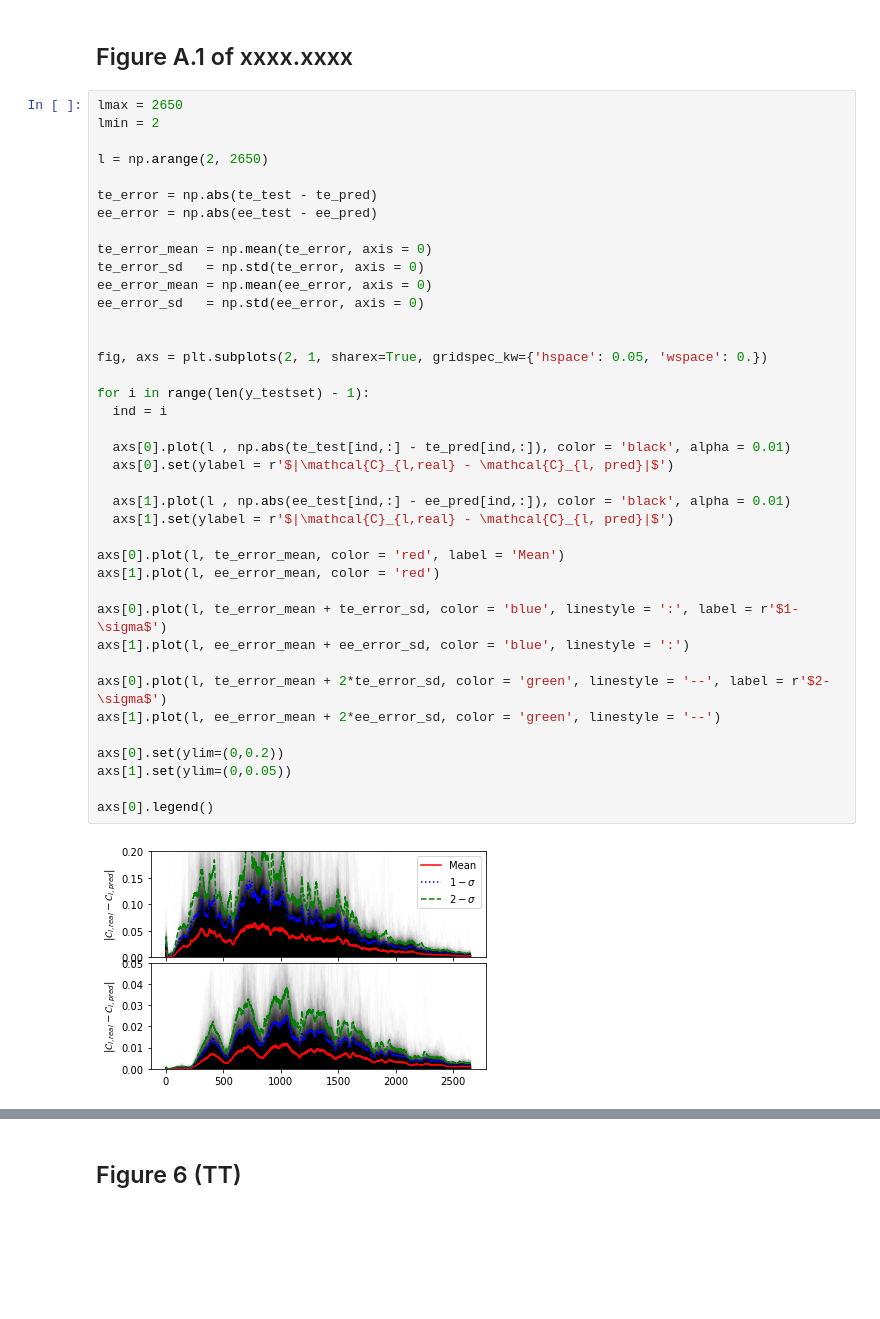
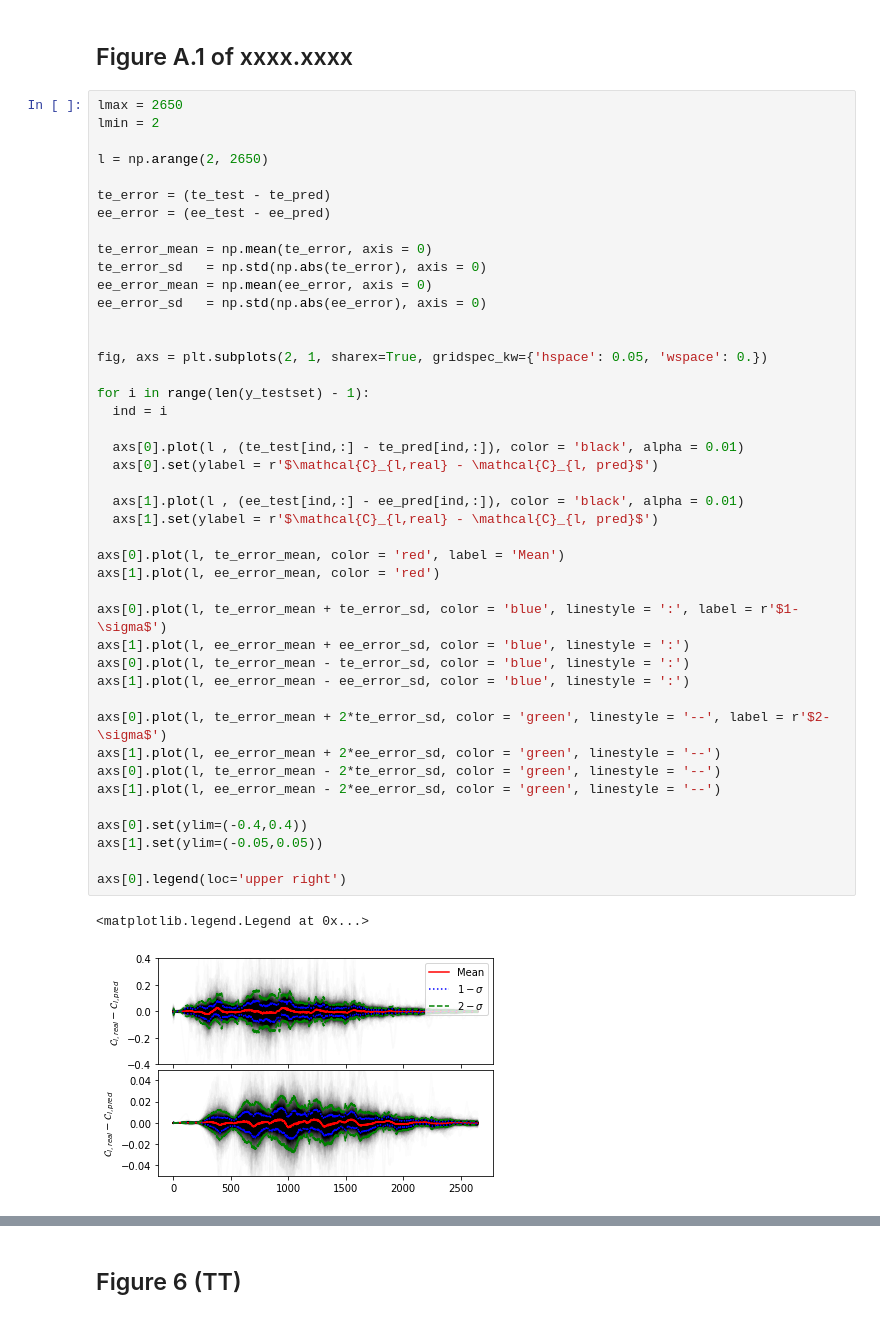
Before and after one commit to Martindelosrios/cosmic-kite, a Jupyter notebook: Examples/Figures.ipynb, the cells around one changed output, grey strips where cells are left out. Saved outputs shown, nothing was run; the diff lists cells and outputs as text; blank space fills up the shorter version.

```diff
--- a/Examples/Figures.ipynb
+++ b/Examples/Figures.ipynb
@@ -274,44 +278,49 @@ np.mean(tt_por*100)
 # %%
 lmax = 2650
 lmin = 2
 
 l = np.arange(2, 2650)
 
-te_error = np.abs(te_test - te_pred)
-ee_error = np.abs(ee_test - ee_pred)
+te_error = (te_test - te_pred)
+ee_error = (ee_test - ee_pred)
 
 te_error_mean = np.mean(te_error, axis = 0)
-te_error_sd   = np.std(te_error, axis = 0)
+te_error_sd   = np.std(np.abs(te_error), axis = 0)
 ee_error_mean = np.mean(ee_error, axis = 0)
-ee_error_sd   = np.std(ee_error, axis = 0)
+ee_error_sd   = np.std(np.abs(ee_error), axis = 0)
 
 
 fig, axs = plt.subplots(2, 1, sharex=True, gridspec_kw={'hspace': 0.05, 'wspace': 0.})
 
 for i in range(len(y_testset) - 1):
   ind = i
 
-  axs[0].plot(l , np.abs(te_test[ind,:] - te_pred[ind,:]), color = 'black', alpha = 0.01)
-  axs[0].set(ylabel = r'$|\mathcal{C}_{l,real} - \mathcal{C}_{l, pred}|$')
+  axs[0].plot(l , (te_test[ind,:] - te_pred[ind,:]), color = 'black', alpha = 0.01)
+  axs[0].set(ylabel = r'$\mathcal{C}_{l,real} - \mathcal{C}_{l, pred}$')
 
-  axs[1].plot(l , np.abs(ee_test[ind,:] - ee_pred[ind,:]), color = 'black', alpha = 0.01)
-  axs[1].set(ylabel = r'$|\mathcal{C}_{l,real} - \mathcal{C}_{l, pred}|$')
+  axs[1].plot(l , (ee_test[ind,:] - ee_pred[ind,:]), color = 'black', alpha = 0.01)
+  axs[1].set(ylabel = r'$\mathcal{C}_{l,real} - \mathcal{C}_{l, pred}$')
 
 axs[0].plot(l, te_error_mean, color = 'red', label = 'Mean')
 axs[1].plot(l, ee_error_mean, color = 'red')
 
 axs[0].plot(l, te_error_mean + te_error_sd, color = 'blue', linestyle = ':', label = r'$1-\sigma$')
 axs[1].plot(l, ee_error_mean + ee_error_sd, color = 'blue', linestyle = ':')
+axs[0].plot(l, te_error_mean - te_error_sd, color = 'blue', linestyle = ':')
+axs[1].plot(l, ee_error_mean - ee_error_sd, color = 'blue', linestyle = ':')
 
 axs[0].plot(l, te_error_mean + 2*te_error_sd, color = 'green', linestyle = '--', label = r'$2-\sigma$')
 axs[1].plot(l, ee_error_mean + 2*ee_error_sd, color = 'green', linestyle = '--')
+axs[0].plot(l, te_error_mean - 2*te_error_sd, color = 'green', linestyle = '--')
+axs[1].plot(l, ee_error_mean - 2*ee_error_sd, color = 'green', linestyle = '--')
 
-axs[0].set(ylim=(0,0.2))
-axs[1].set(ylim=(0,0.05))
+axs[0].set(ylim=(-0.4,0.4))
+axs[1].set(ylim=(-0.05,0.05))
 
-axs[0].legend()
+axs[0].legend(loc='upper right')
 # %% [output]
+<matplotlib.legend.Legend at 0x...>
-[figure, old version]
+[figure, new version]
 # %%
 # Mean TE multipole error
 
```
Also changed, not shown: parts of 32 cells of this notebook.
